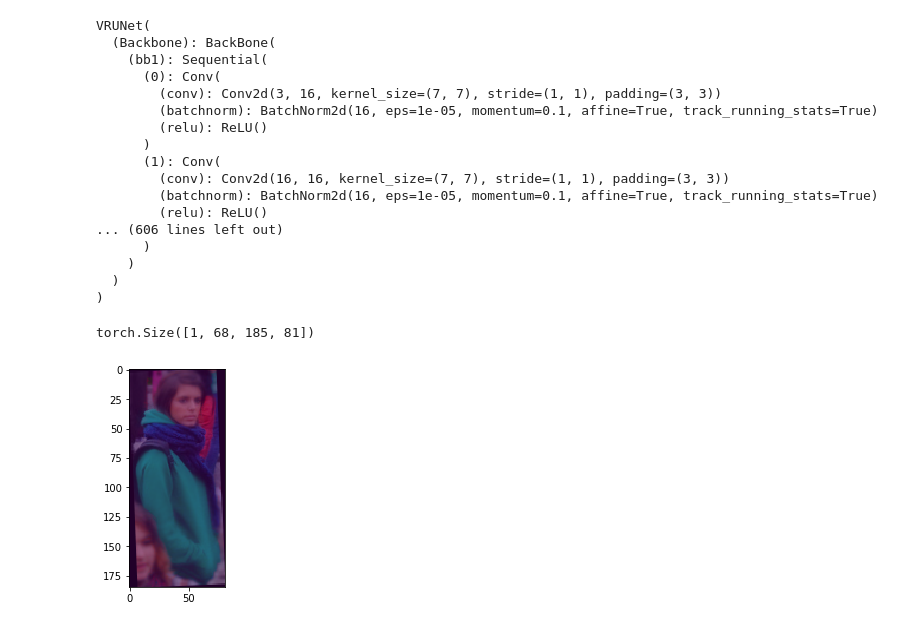
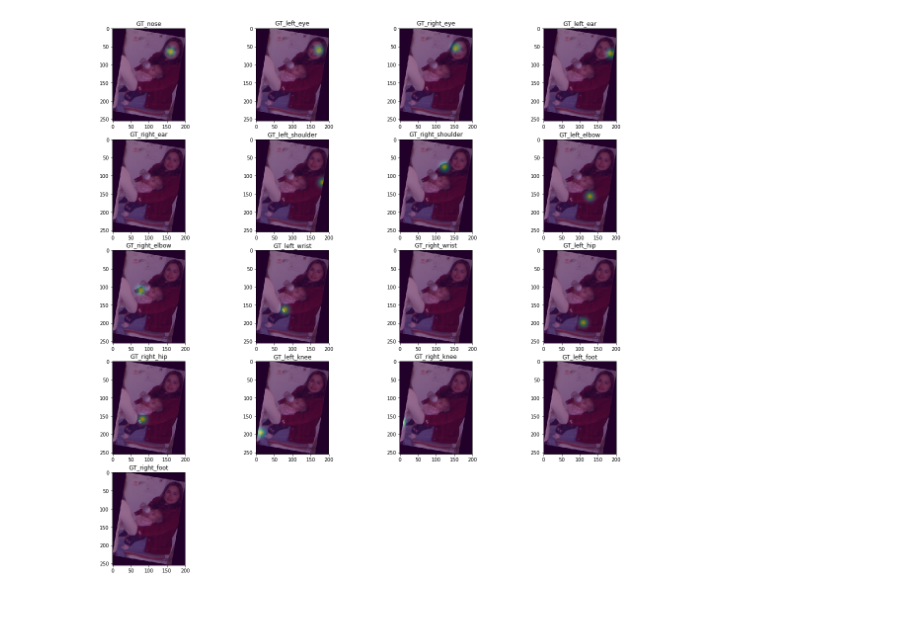
Before and after one commit to Kartikaeya/VRU_Net, a Jupyter notebook: Inference.ipynb, the cells around one changed output. Cells and saved outputs as stored; diff of their text form; code cells hidden in the pictures.

```diff
--- a/Inference.ipynb
+++ b/Inference.ipynb
@@ -29 +20,4 @@ device = torch.device("cuda") if torch.cuda.is_available() else torch.device("cp
+# %%
+body_parts = ['nose', 'left_eye', 'right_eye', 'left_ear', 'right_ear', 'left_shoulder', 'right_shoulder', 'left_elbow', 'right_elbow',
+             'left_wrist', 'right_wrist', 'left_hip', 'right_hip', 'left_knee', 'right_knee', 'left_foot', 'right_foot']
 # %%
@@ -60,33 +56,14 @@ plt.imshow(img[:, :, [2,1,0]], alpha = 0.5)
-# %%
-model = VRUNet().to(device)
-model.eval()
-# %% [output]
-VRUNet(
-  (Backbone): BackBone(
-    (bb1): Sequential(
-      (0): Conv(
-        (conv): Conv2d(3, 16, kernel_size=(7, 7), stride=(1, 1), padding=(3, 3))
-        (batchnorm): BatchNorm2d(16, eps=1e-05, momentum=0.1, affine=True, track_running_stats=True)
-        (relu): ReLU()
-      )
-      (1): Conv(
-        (conv): Conv2d(16, 16, kernel_size=(7, 7), stride=(1, 1), padding=(3, 3))
-        (batchnorm): BatchNorm2d(16, eps=1e-05, momentum=0.1, affine=True, track_running_stats=True)
-        (relu): ReLU()
-... (606 lines left out)
-      )
-    )
-  )
-)
-# %%
-pred = model(image)
-print(pred.shape)
-# %% [output]
-torch.Size([1, 68, 185, 81])
-# %%
-plt.imshow(img[:, :, [2,1,0]])
-plt.imshow(pred[0][0].detach().cpu(), alpha = 0.5)
-plt.show()
-# %% [output]
-[figure, removed]
+# %%
+# visualizing ground truth heatmaps
+fig = plt.figure(figsize = (20,20))
+axes = []
+for i in range(17):
+    img = np.transpose(image[0].cpu(), (1,2,0))
+    axes.append(fig.add_subplot(5, 4, i+1))
+    plt.imshow(img[:, :, [2, 1, 0]])
+    plt.imshow(target[0][51+i].cpu(), alpha = 0.5)
+    plt.title('GT_'+body_parts[i])
+plt.show()
+# %% [output]
+[figure, added]
 # %%
```
Also changed, not shown: parts of 10 cells of this notebook, 21 other files.
